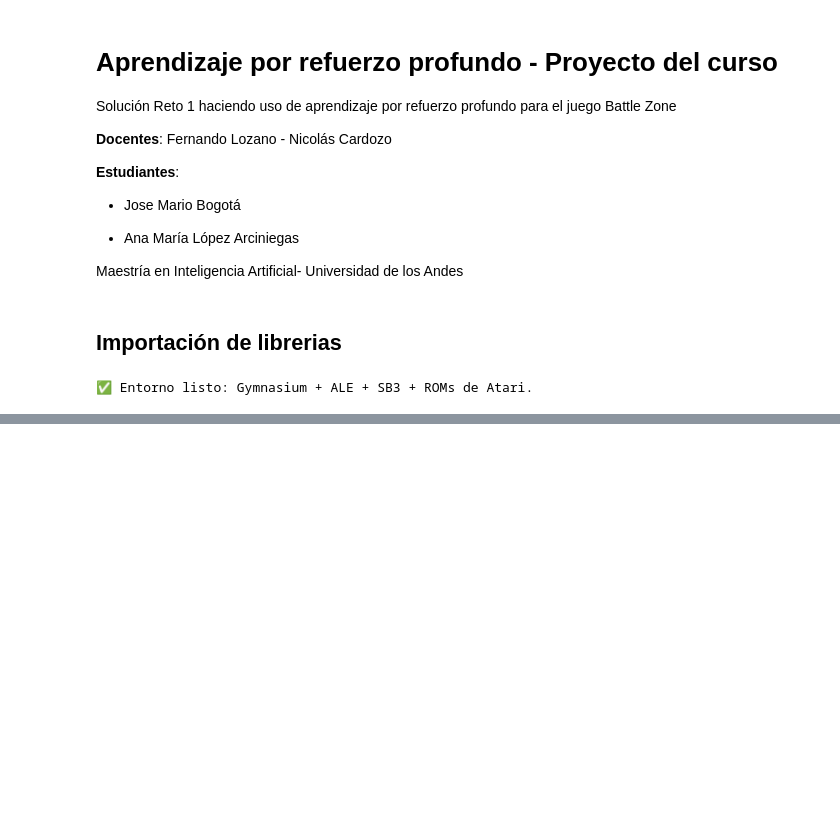
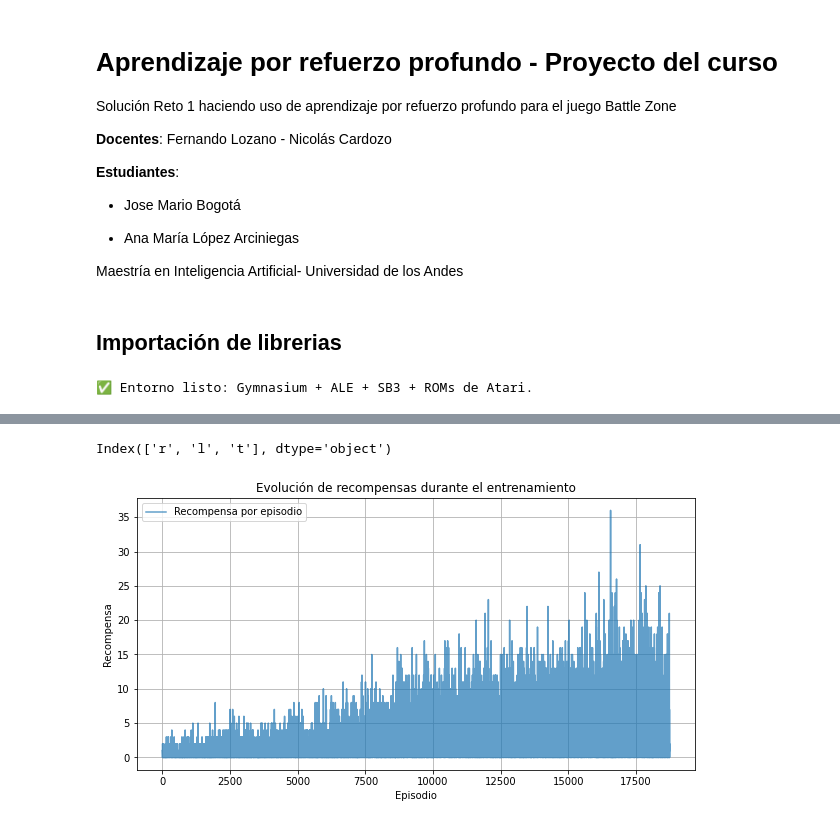
Before and after one commit to amlopeza/BattleZone_DQN_Agent, a Jupyter notebook: code/BattlezoneDQN_v2.ipynb, the cells around one changed output, grey strips where cells are left out. Cells and saved outputs as stored; diff of their text form; code cells hidden in the pictures; blank space fills up the shorter version.

```diff
--- a/code/BattlezoneDQN_v2.ipynb
+++ b/code/BattlezoneDQN_v2.ipynb
@@ -243,3 +272,3 @@ MoviePy - video ready /mnt/disk/amlopeza/CancerLLMRes/code/dev/Microproyecto/DRL
 # %%
-monitor =  pd.read_csv('/content/logs_bzone/monitor.csv')
+monitor =  pd.read_csv('../code/logs_bzone_v2/monitor.csv', comment="#", sep=r"[,\s]+", engine="python")
 # %%
@@ -246,0 +304,15 @@ monitor.head()
+# %%
+monitor.columns
+# %% [output]
+Index(['r', 'l', 't'], dtype='object')
+# %%
+plt.figure(figsize=(10,5))
+plt.plot(monitor["r"], label="Recompensa por episodio", alpha=0.7)
+plt.xlabel("Episodio")
+plt.ylabel("Recompensa")
+plt.title("Evolución de recompensas durante el entrenamiento")
+plt.grid()
+plt.legend()
+plt.show()
+# %% [output]
+[figure, added]
```
Also changed, not shown: parts of 6 cells of this notebook.
